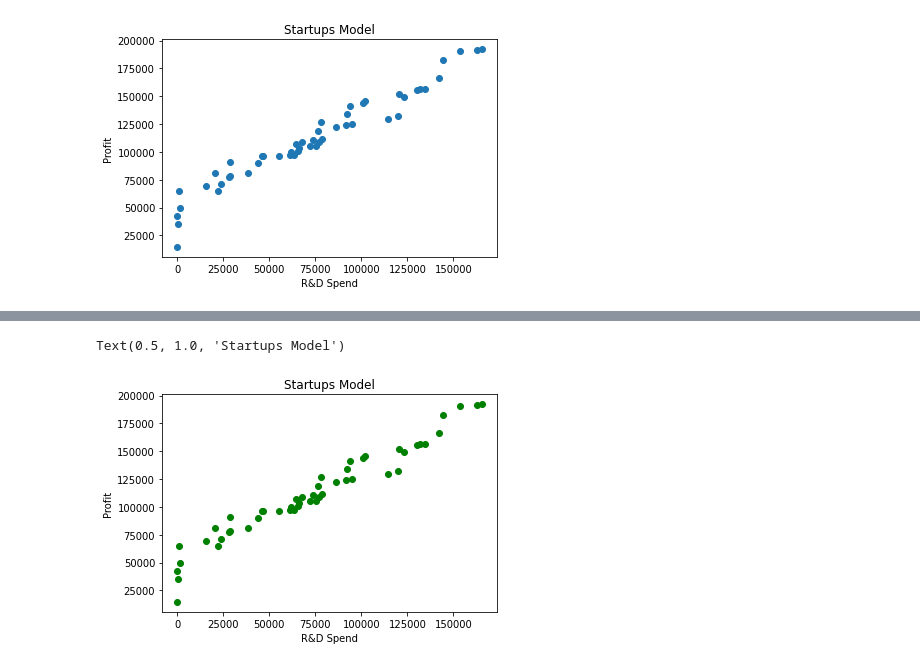
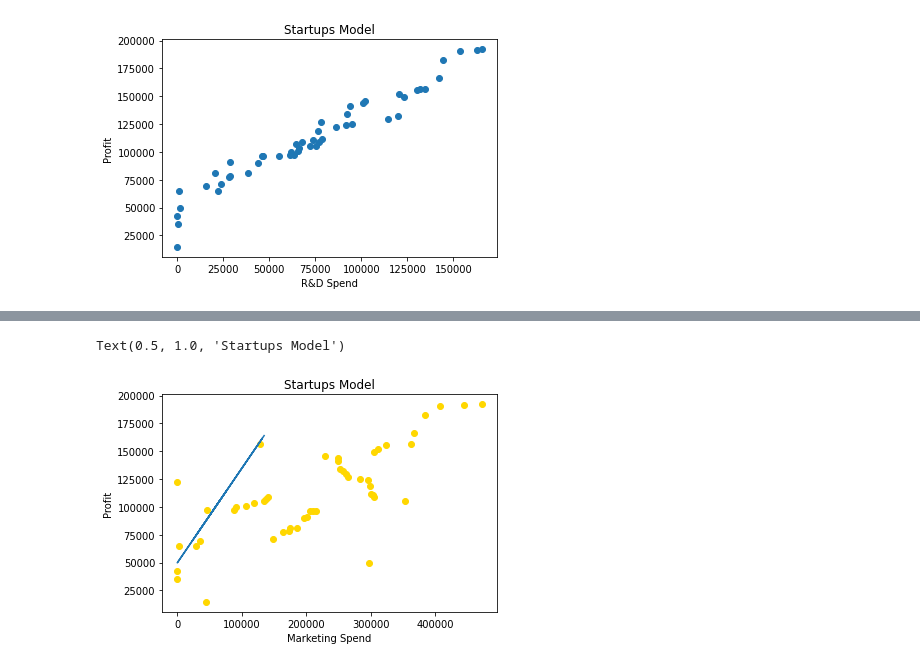
Before and after one commit to jariryyousef/linear-regressions, a Jupyter notebook: regression.ipynb, the cells around one changed output, grey strips where cells are left out. Cells and saved outputs as stored; diff of their text form; code cells hidden in the pictures.

```diff
--- a/regression.ipynb
+++ b/regression.ipynb
@@ -167,8 +176,9 @@ Text(0.5, 1.0, 'Startups Model')
 # %%
-plt.scatter(df_startups["R&D Spend"],df_startups["Profit"] ,color="green")
-plt.xlabel("R&D Spend")
+plt.scatter(df_startups["Marketing Spend"],df_startups["Profit"] ,color="gold")
+plt.plot(x_test,y_predict)
+plt.xlabel("Marketing Spend")
 plt.ylabel("Profit")
 plt.title("Startups Model")
 # %% [output]
 Text(0.5, 1.0, 'Startups Model')
-[figure, old version]
+[figure, new version]
```
Also changed, not shown: parts of 3 cells of this notebook.
